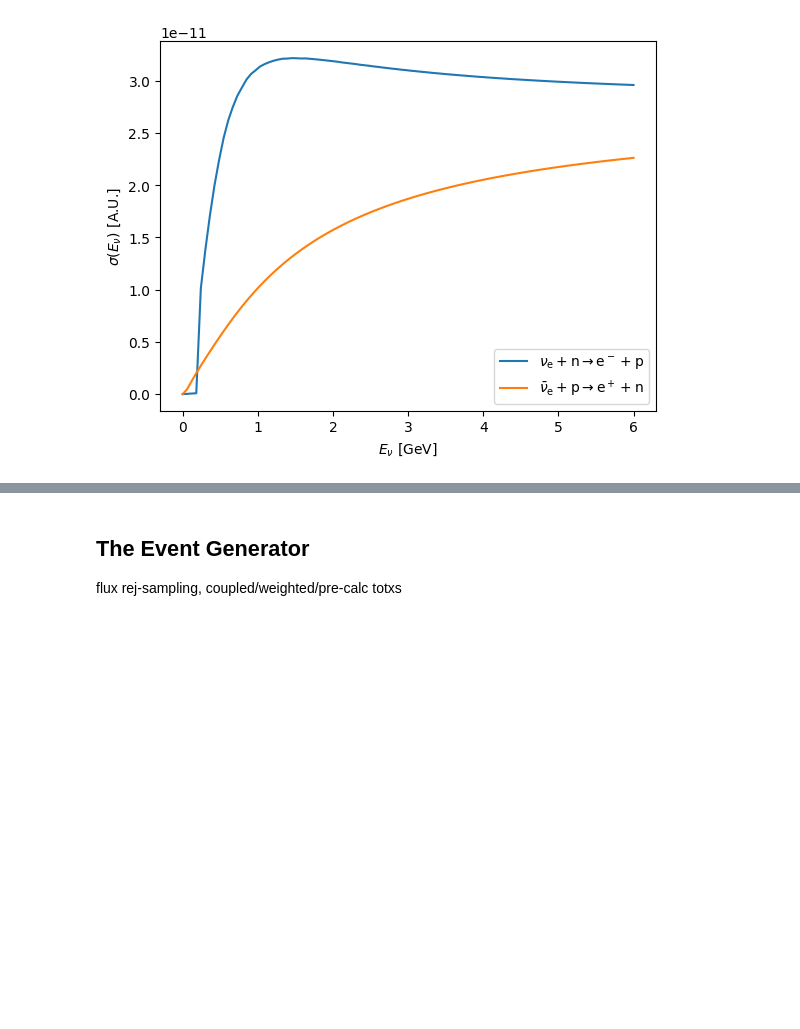
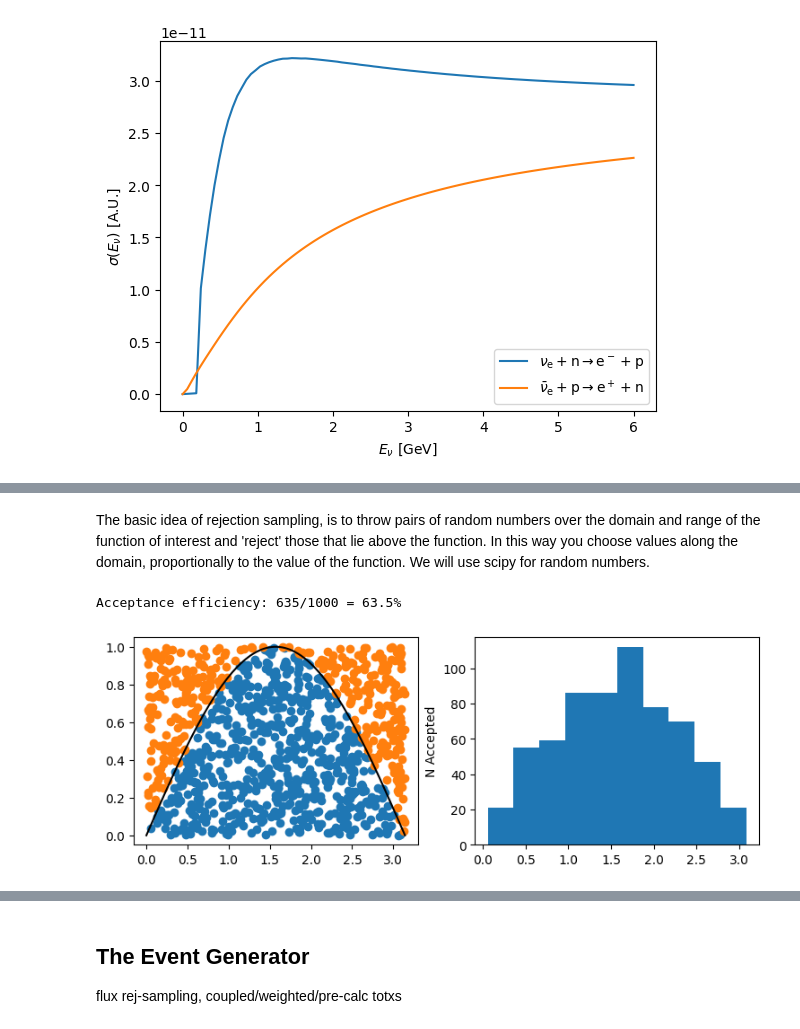
Before and after one commit to luketpickering/JupyNuGen, a Jupyter notebook: JupyNuGen.ipynb, the cells around one changed output, grey strips where cells are left out. Cells and saved outputs as stored; diff of their text form; code cells hidden in the pictures; blank space fills up the shorter version.

```diff
--- a/JupyNuGen.ipynb
+++ b/JupyNuGen.ipynb
@@ -519,0 +537,40 @@ statistical error on the mean of the function goes like the number of attempts?
+# %% [markdown]
+The basic idea of rejection sampling, is to throw pairs of random numbers over the domain and range of the function of interest and 'reject' those that lie above the function. In this way you choose values along the domain, proportionally to the value of the function. We will use scipy for random numbers.
+# %%
+from scipy.stats import uniform
+
+def plot_rejsample(f, fdomain, frange, ntries=1000):
+
+    xs = uniform.rvs(*fdomain, size=ntries)
+    ys = uniform.rvs(*frange, size=ntries)
+
+    accepted = ([],[])
+    rejected = ([],[])
+
+    for x,y in zip(xs,ys):
+        if y < f(x):
+            accepted[0].append(x)
+            accepted[1].append(y)
+        else:
+            rejected[0].append(x)
+            rejected[1].append(y)
+
+    fig, (ax1,ax2) = plt.subplots(1,2, figsize=(9,3))
+
+    ax1.scatter(accepted[0],accepted[1])
+    ax1.scatter(rejected[0],rejected[1])
+
+    xpoints = np.linspace(fdomain[0], fdomain[0]+fdomain[1],100)
+    ax1.plot(xpoints, f(xpoints), c="black")
+
+    ax2.hist(accepted[0])
+    ax2.set_ylabel("N Accepted")
+
+    fig.show()
+
+    print("Acceptance efficiency: %s/%s = %s%%" % (len(accepted[0]),ntries, 100 * len(accepted[0])/ntries) )
+
+plot_rejsample(np.sin,(0,pi),(0,1))
+# %% [output]
+Acceptance efficiency: 635/1000 = 63.5%
+[figure, added]
```
Also changed, not shown: parts of 27 cells of this notebook.
